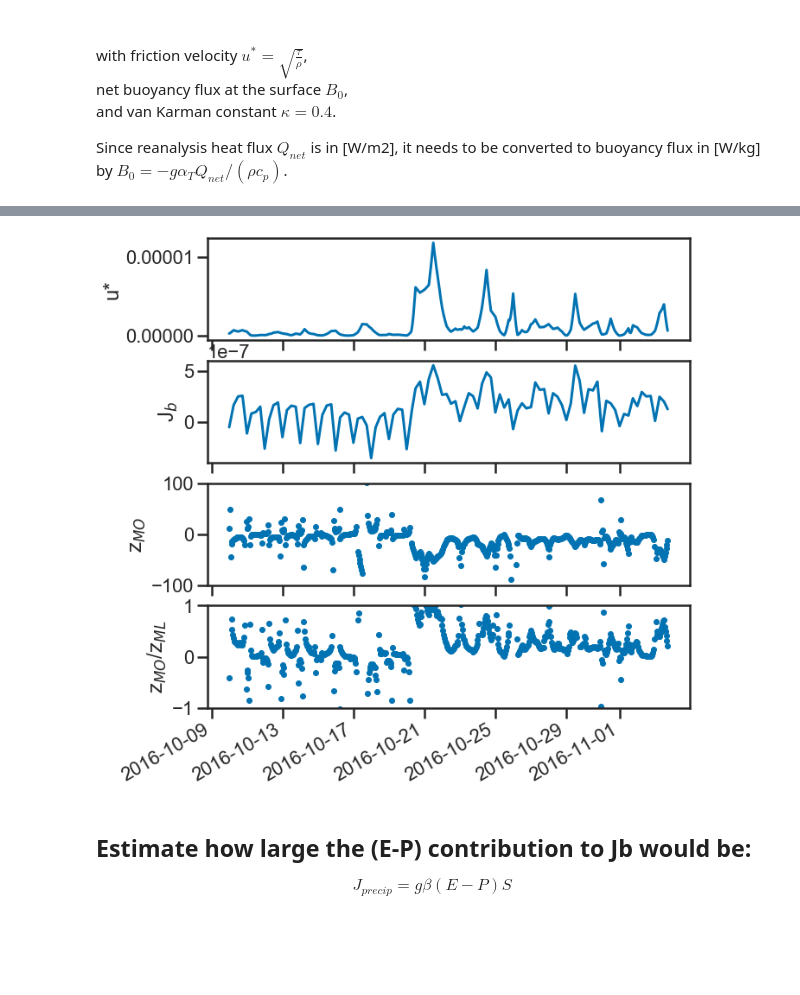
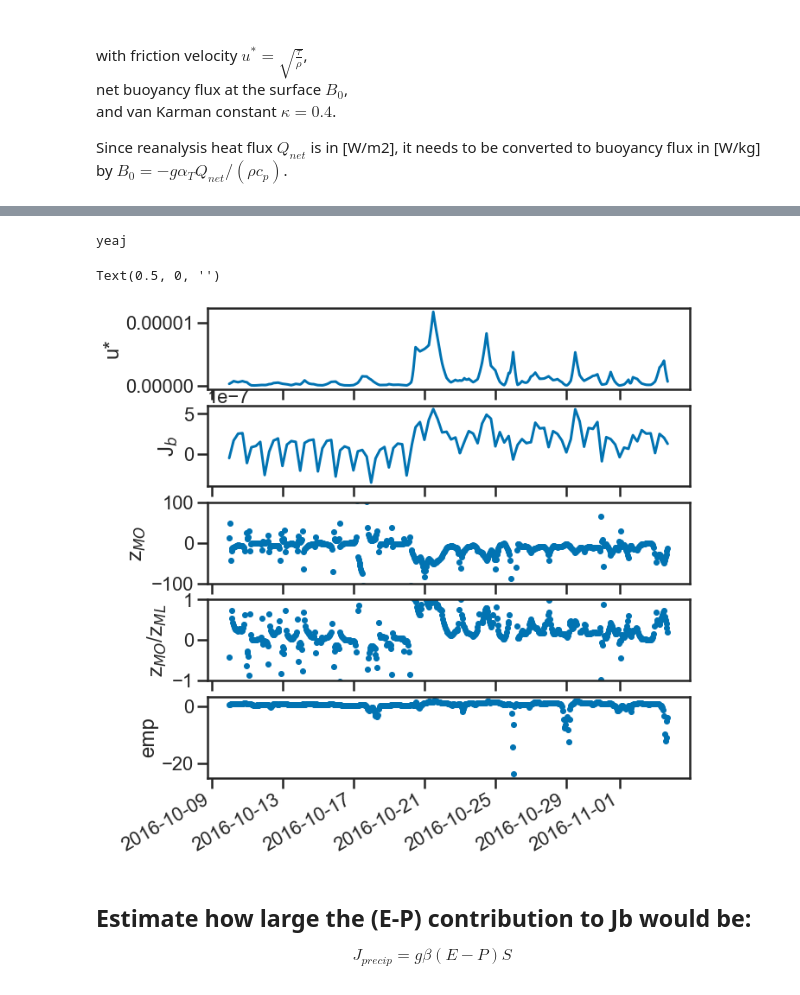
Before and after one commit to sessink/NIW, a Jupyter notebook: notebooks/turbulent_terms.ipynb, the cells around one changed output, grey strips where cells are left out. Saved outputs shown, nothing was run; the diff lists cells and outputs as text; code cells hidden in the pictures; blank space fills up the shorter version.

Commit message:
3d interpolation of e-p onto trajectories

```diff
--- a/notebooks/turbulent_terms.ipynb
+++ b/notebooks/turbulent_terms.ipynb
@@ -76,21 +85,50 @@ met['MO_MLD'] = met.MO/met.mld
+# %%
+resample = resample.rename({'time':'mettime'})
+sub = resample.EMP.interp_like(met) # interpolates onto floats time
+# %%
+if temp2.lon.isnull():
+    print('yeaj')
+# %% [output]
+yeaj
+# %%
+collect = []
+for t in sub.mettime:
+    temp1 = sub.sel(mettime=t)
+    temp2 = met.sel(mettime=t)
+
+    if ~temp2.lon.isnull() & ~temp2.lat.isnull():
+        collect.append(temp1.interp(lon=temp2.lon,lat=temp2.lat))
+#     else:
+#         collect.append(np.nan)
+# sub.interp()
+# %%
+collect = xr.concat(collect,dim='mettime')
+# %%
+met['emp'] = collect
 # %%
-f,ax=plt.subplots(4,1,sharex=True, figsize=(10,10))
+f,ax=plt.subplots(5,1,sharex=True, figsize=(10,10))
 met['uprime'].plot(ax=ax[0])
 ax[0].set_xlabel(None)
 ax[0].set_ylabel(r'u*')
 met['Bt'].plot(ax=ax[1])
 ax[1].set_xlabel(None)
 ax[1].set_ylabel(r'J$_b$')
 met.MO.plot(lw=0,marker='.',ax=ax[2])
 ax[2].set_xlabel(None)
 ax[2].set_ylim(-100,100);
 ax[2].set_ylabel(r'z$_{MO}$')
 met.MO_MLD.plot(lw=0,marker='.',ax=ax[3])
 ax[3].set_xlabel(None)
 ax[3].set_ylim(-1,1);
 ax[3].set_ylabel(r'z$_{MO}$/z$_{ML}$');
+
+met.emp.plot(lw=0,marker='.',ax=ax[4])
+ax[4].set_xlabel(None)
+# ax[3].set_ylim(-1,1);
+# ax[3].set_ylabel(r'z$_{MO}$/z$_{ML}$');
 # %% [output]
+Text(0.5, 0, '')
-[figure, old version]
+[figure, new version]
 # %% [markdown]
 ## Estimate how large the (E-P) contribution to Jb would be:
 
```
Also changed, not shown: parts of 4 cells of this notebook.
